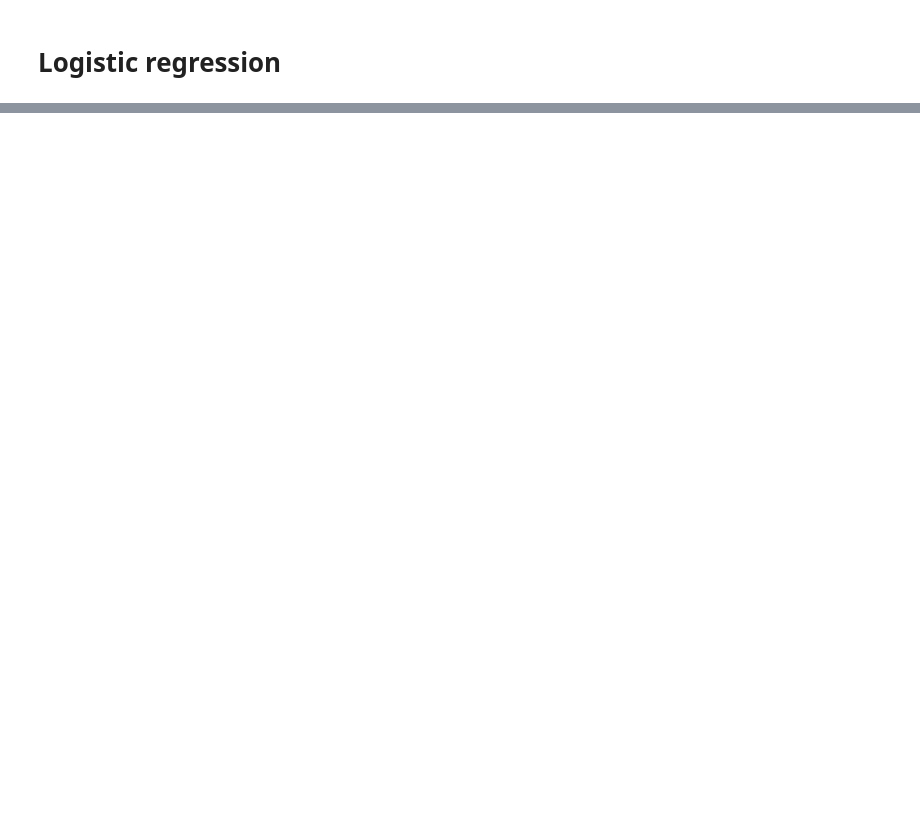
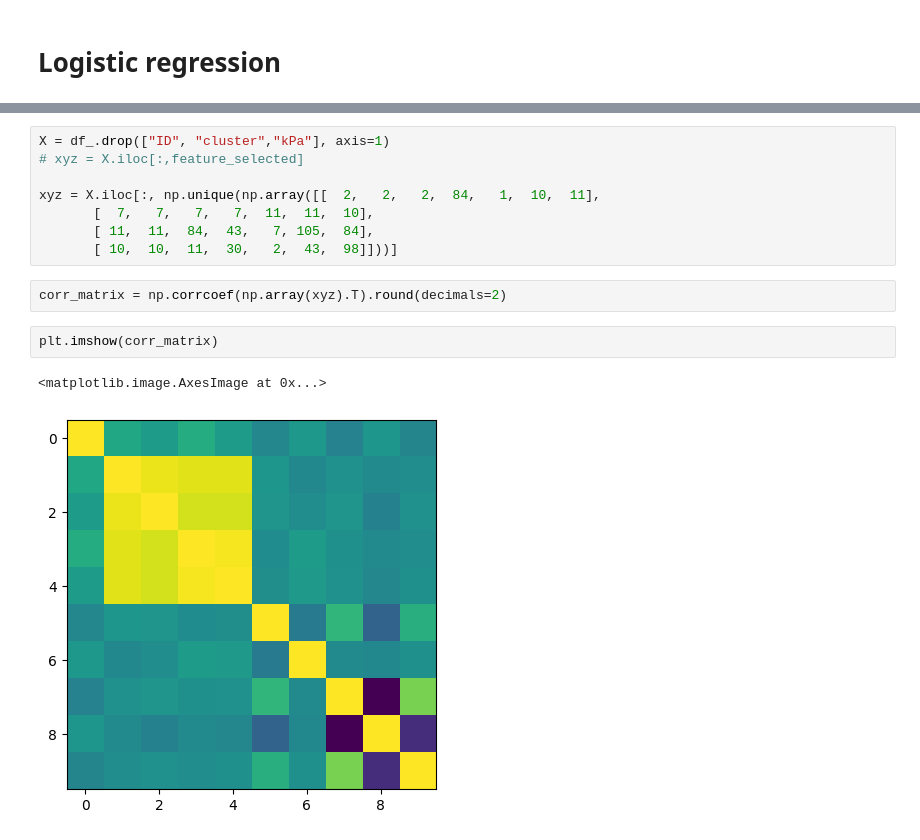
Before and after one commit to lindliu/ouyang, a Jupyter notebook: zhimeng/Untitled.ipynb, the cells around one changed output, grey strips where cells are left out. Cells and saved outputs as stored; diff of their text form; blank space fills up the shorter version.

```diff
--- a/zhimeng/Untitled.ipynb
+++ b/zhimeng/Untitled.ipynb
@@ -325,0 +443,15 @@ shap.summary_plot(shap_values, X_test, plot_type='bar')
+# %%
+X = df_.drop(["ID", "cluster","kPa"], axis=1)
+# xyz = X.iloc[:,feature_selected]
+
+xyz = X.iloc[:, np.unique(np.array([[  2,   2,   2,  84,   1,  10,  11],
+       [  7,   7,   7,   7,  11,  11,  10],
+       [ 11,  11,  84,  43,   7, 105,  84],
+       [ 10,  10,  11,  30,   2,  43,  98]]))]
+# %%
+corr_matrix = np.corrcoef(np.array(xyz).T).round(decimals=2)
+# %%
+plt.imshow(corr_matrix)
+# %% [output]
+<matplotlib.image.AxesImage at 0x...>
+[figure, added]
```
Also changed, not shown: parts of 27 cells of this notebook.
